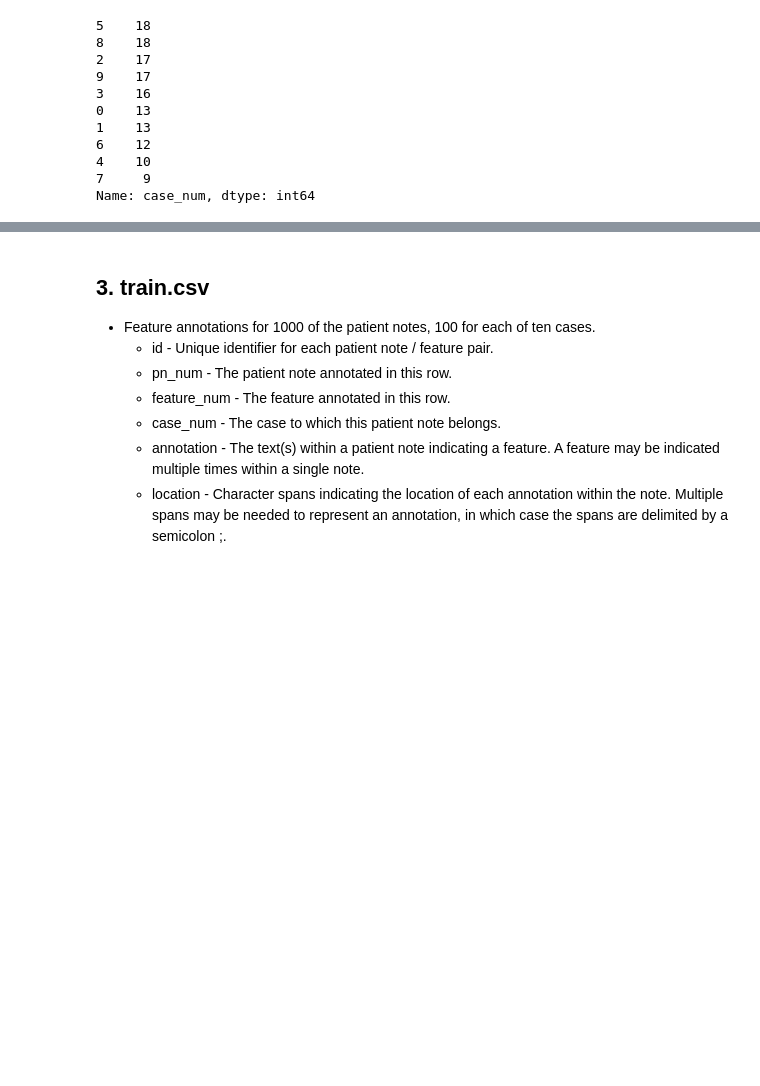
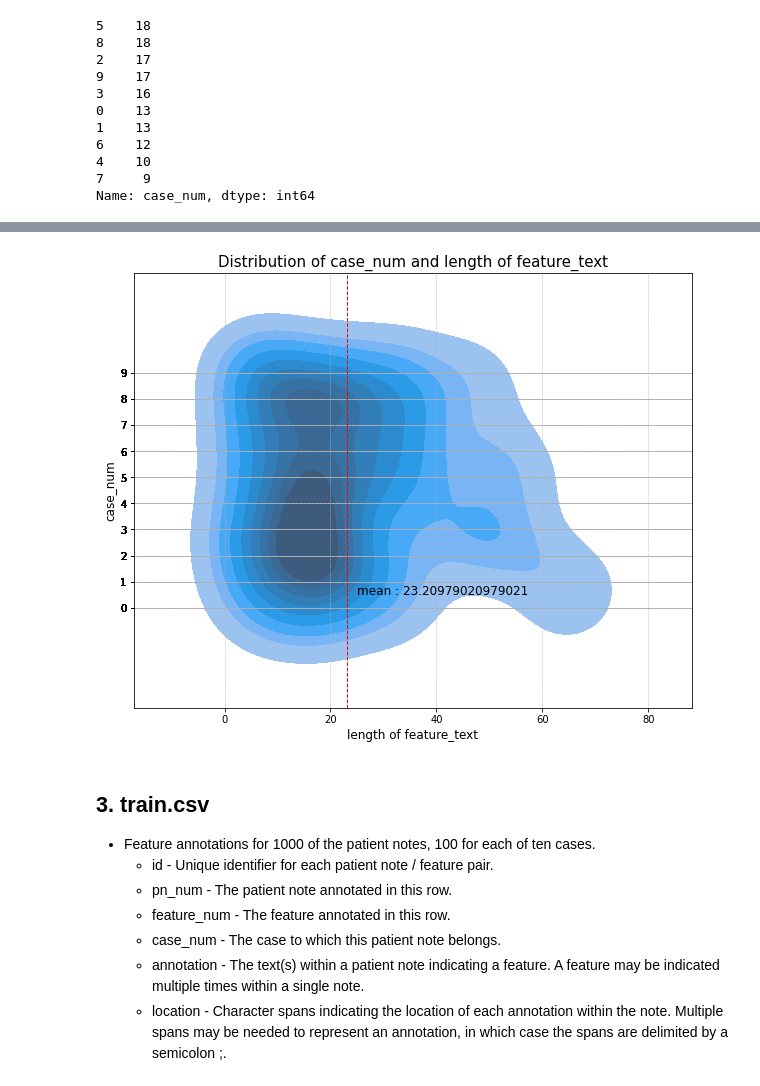
Before and after one commit to blackJJW/Kaggle, a Jupyter notebook: NBME-Score_Clinical_Patient_Notes/nbme-eda.ipynb, the cells around one changed output, grey strips where cells are left out. Cells and saved outputs as stored; diff of their text form; code cells hidden in the pictures; blank space fills up the shorter version.

```diff
--- a/NBME-Score_Clinical_Patient_Notes/nbme-eda.ipynb
+++ b/NBME-Score_Clinical_Patient_Notes/nbme-eda.ipynb
@@ -184,3 +234,17 @@ plt.show()
+# %%
+plt.figure(figsize=(10, 8))
+plt.grid(True, lw = 0.5, ls = '--')
+sns.kdeplot(feature_text_len, features['case_num'], shade = True)
+plt.axvline(np.mean(feature_text_len), label='length mean',
+            color = 'red', linewidth=1, linestyle='--')
+plt.text(25, 0.5, f'mean : {np.mean(feature_text_len)}', fontsize=12)
+plt.title('Distribution of case_num and length of feature_text', fontsize = 15)
+plt.xlabel('length of feature_text', fontsize = 12)
+plt.ylabel('case_num', fontsize = 12)
+plt.yticks(features['case_num'])
+plt.show()
+# %% [output]
+[figure, added]
 # %% [markdown]
 ## 3. train.csv
 - Feature annotations for 1000 of the patient notes, 100 for each of ten cases.
```
Also changed, not shown: parts of 7 cells of this notebook.
